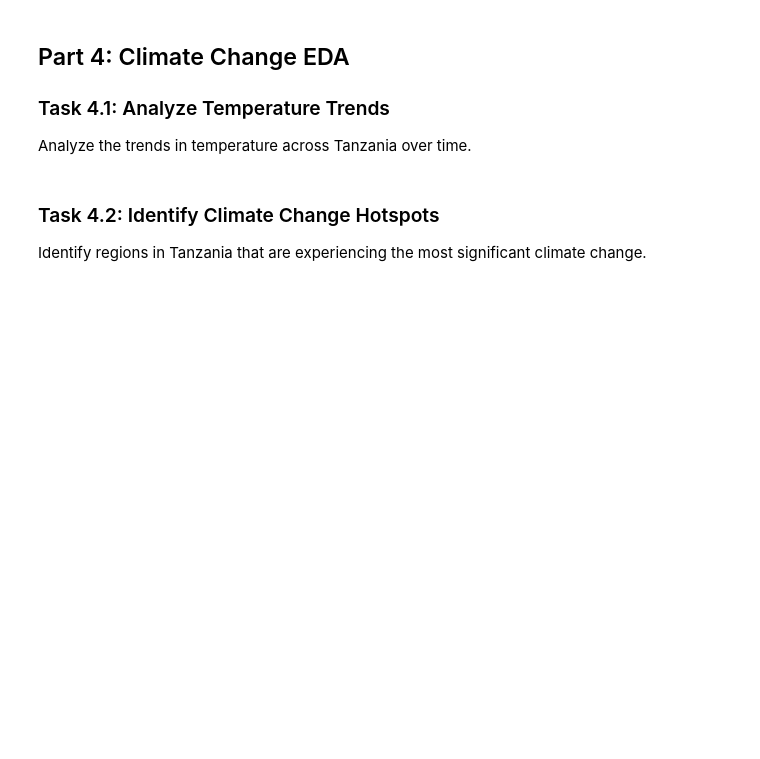
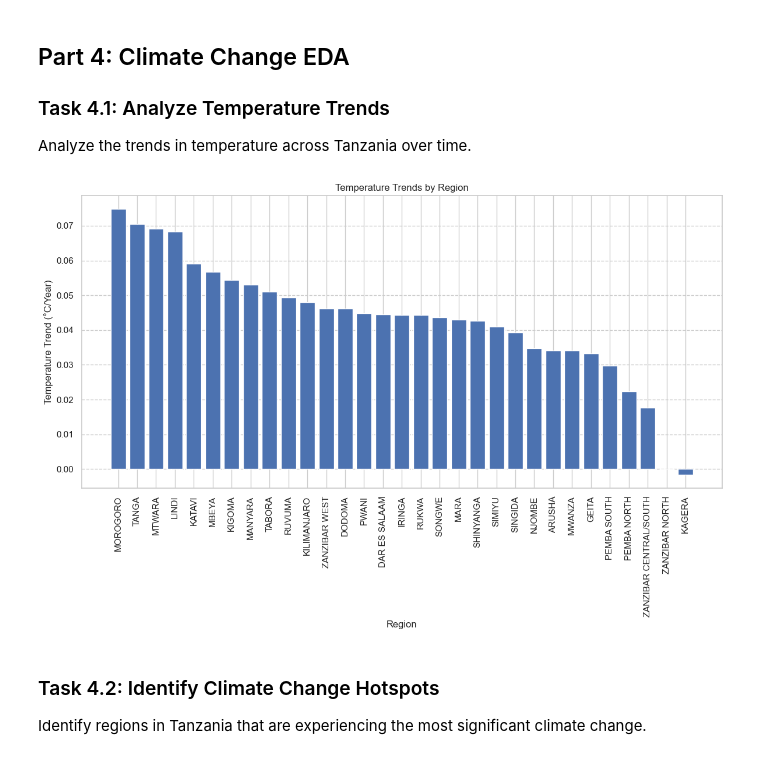
Before and after one commit to Omdena-CBP-Tanzania/gis-data-science-frank2ny, a Jupyter notebook: assignment-starter-code.ipynb, the cells around one changed output. Cells and saved outputs as stored; diff of their text form; code cells hidden in the pictures; blank space fills up the shorter version.

```diff
--- a/assignment-starter-code.ipynb
+++ b/assignment-starter-code.ipynb
@@ -367,3 +355,50 @@ trends_plot = None
+# %%
+from sklearn.linear_model import LinearRegression
+# TODO: Calculate temperature trends for each region
+def calculate_temperature_trends(df, region_column, year_column, temp_column):
+    """Calculate temperature trends for each region."""
+
+    trends = []
+    for region in df[region_column].unique():
+        region_data = df[df[region_column] == region]
+        years = region_data[year_column].values.reshape(-1, 1)
+        temps = region_data[temp_column].values
+
+        if len(years) > 1: # Ensure there are enough data points
+            model = LinearRegression()
+            model.fit(years, temps)
+            slope = model.coef_[0]
+            intercept = model.intercept_
+            trends.append({'Region': region, 'Trend': slope, 'Intercept': intercept})
+        else:
+            trends.append({'Region': region, 'Trend': np.nan, 'Intercept': np.nan}) # Handle cases with insufficient data
+
+    return pd.DataFrame(trends)
+
+temp_trends = calculate_temperature_trends(climate_data, 'REGION_NAME', 'YEAR', 'ANNUAL_AVG_TEMP_C')
+
+# TODO: Visualize the temperature trends
+def plot_temperature_trends(trends_df, region_column, trend_column, title, figsize=(12, 8)):
+    """Plot temperature trends by region."""
+
+    trends_df = trends_df.sort_values(by=trend_column, ascending=False) # Sort for better visualization
+
+    fig, ax = plt.subplots(figsize=figsize)
+    ax.bar(trends_df[region_column], trends_df[trend_column])
+
+    ax.set_xlabel('Region')
+    ax.set_ylabel('Temperature Trend (°C/Year)')
+    ax.set_title(title)
+    ax.tick_params(axis='x', rotation=90) # Rotate x-axis labels for readability
+    ax.grid(axis='y', linestyle='--')
+
+    return fig
+
+trends_plot = plot_temperature_trends(temp_trends, 'Region', 'Trend', 'Temperature Trends by Region')
+plt.tight_layout() # Improves plot layout
+plt.show()
+# %% [output]
+[figure, added]
 # %% [markdown]
 ### Task 4.2: Identify Climate Change Hotspots
 Identify regions in Tanzania that are experiencing the most significant climate change.
```
Also changed, not shown: parts of 6 cells of this notebook.
